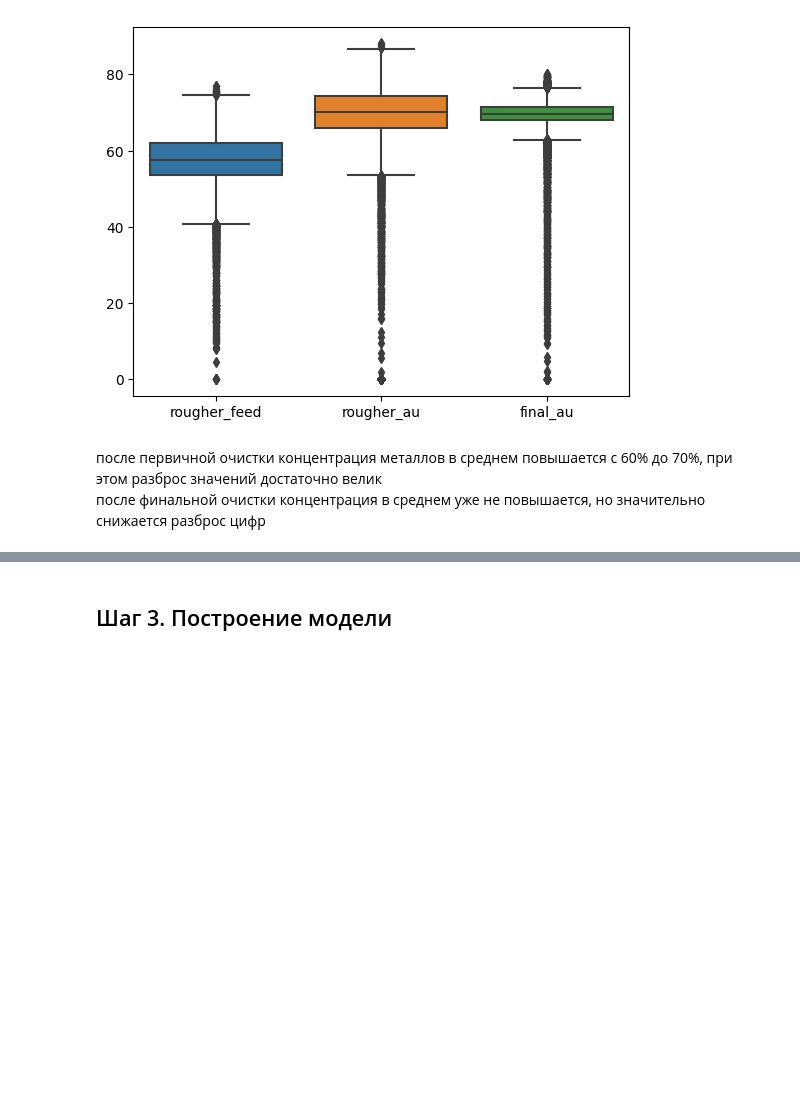
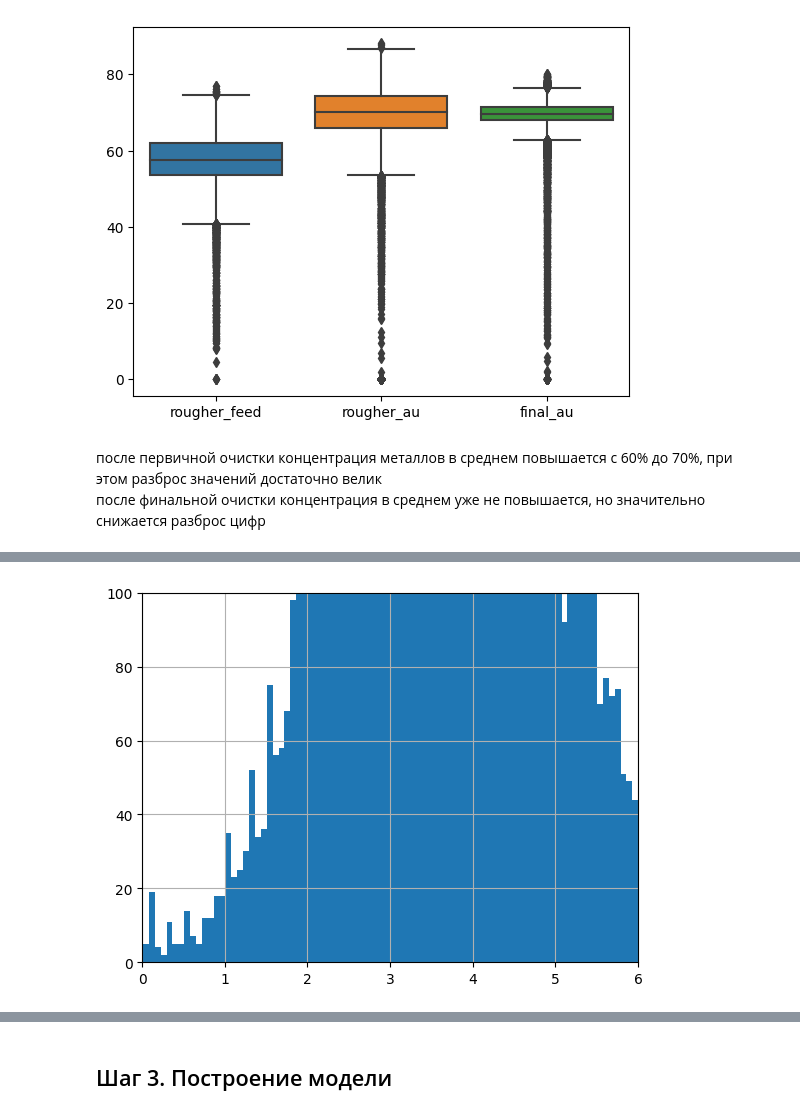
Before and after one commit to ndelenyan/practicum, a Jupyter notebook: sprint12/sprint12-02.ipynb, the cells around one changed output, grey strips where cells are left out. Drawn from its saved outputs; the diff is of its cells as text; code cells hidden in the pictures; blank space fills up the shorter version.

```diff
--- a/sprint12/sprint12-02.ipynb
+++ b/sprint12/sprint12-02.ipynb
@@ -466,0 +495,7 @@ _ = sns.boxplot(data=full[['rougher_feed', 'rougher_au', 'final_au']])
+# %%
+train['rougher.input.feed_pb'].hist(bins=100)
+plt.xlim(0, 6)
+plt.ylim(0, 100)
+plt.show()
+# %% [output]
+[figure, added]
```
Also changed, not shown: parts of 49 cells of this notebook.
